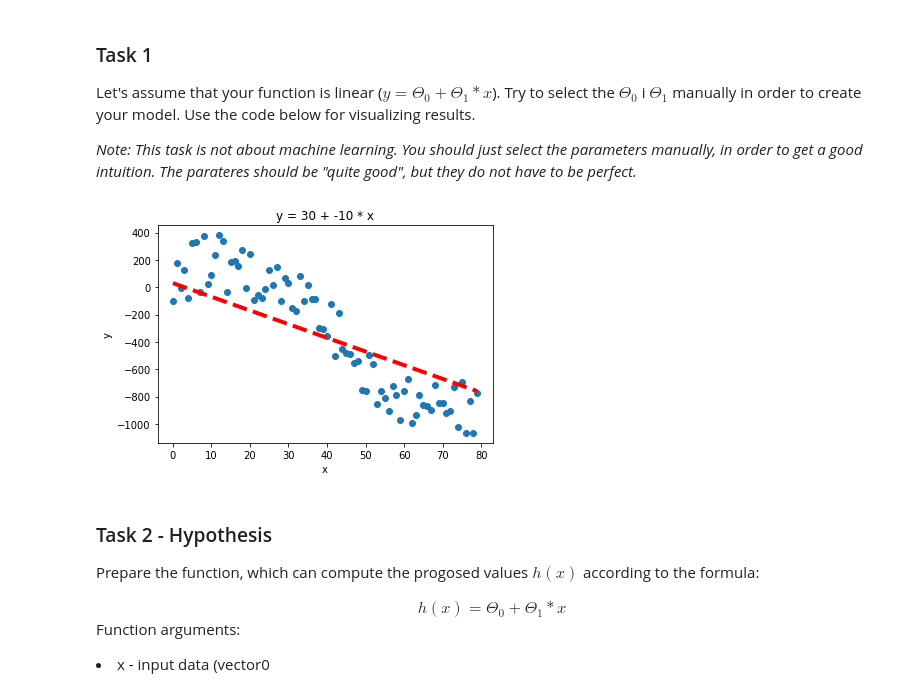
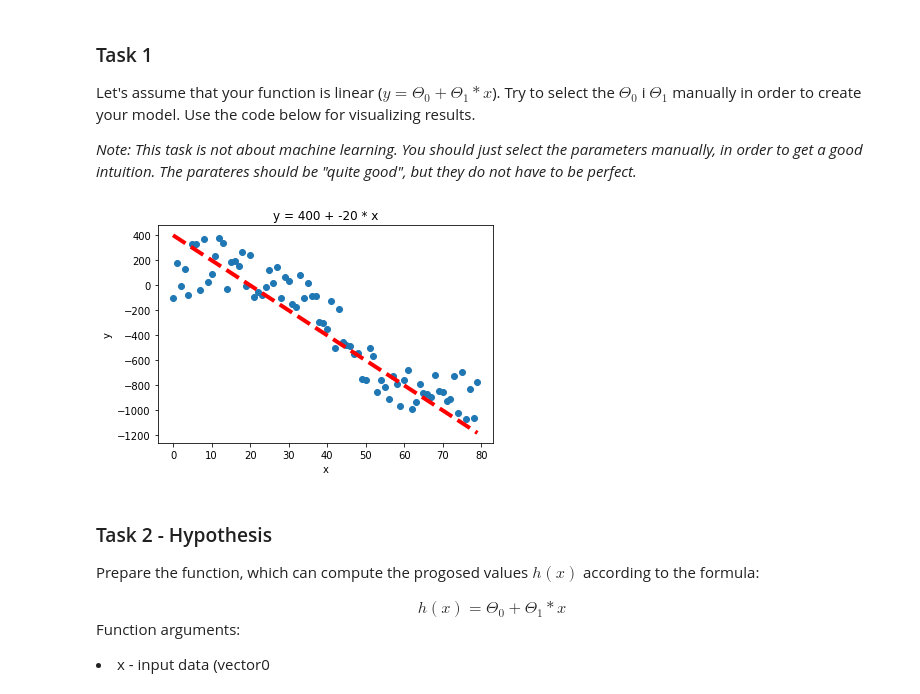
Before and after one commit to KarolinaPonc/Linear, a Jupyter notebook: Linear_Regression.ipynb, the cells around one changed output. Saved outputs shown, nothing was run; the diff lists cells and outputs as text; code cells hidden in the pictures.

```diff
--- a/Linear_Regression.ipynb
+++ b/Linear_Regression.ipynb
@@ -73,12 +73,12 @@ Let's assume that your function is linear ($y = \Theta_0 + \Theta_1*x$). Try to
 
 *Note: This task is not about machine learning. You should just select the parameters manually, in order to get a good intuition. The parateres should be "quite good", but they do not have to be perfect.*
 # %%
-my_th0 = 30
-my_th1 = -10
+my_th0 = 400
+my_th1 = -20
 
 hlp.plot_fitting_lin(x, y, my_th0, my_th1);
 # %% [output]
-[figure, old version]
+[figure, new version]
 # %% [markdown]
 ### Task 2  - Hypothesis
 Prepare the function, which can compute the progosed values $h(x)$ according to the formula:
```
Also changed, not shown: parts of 9 cells of this notebook.
